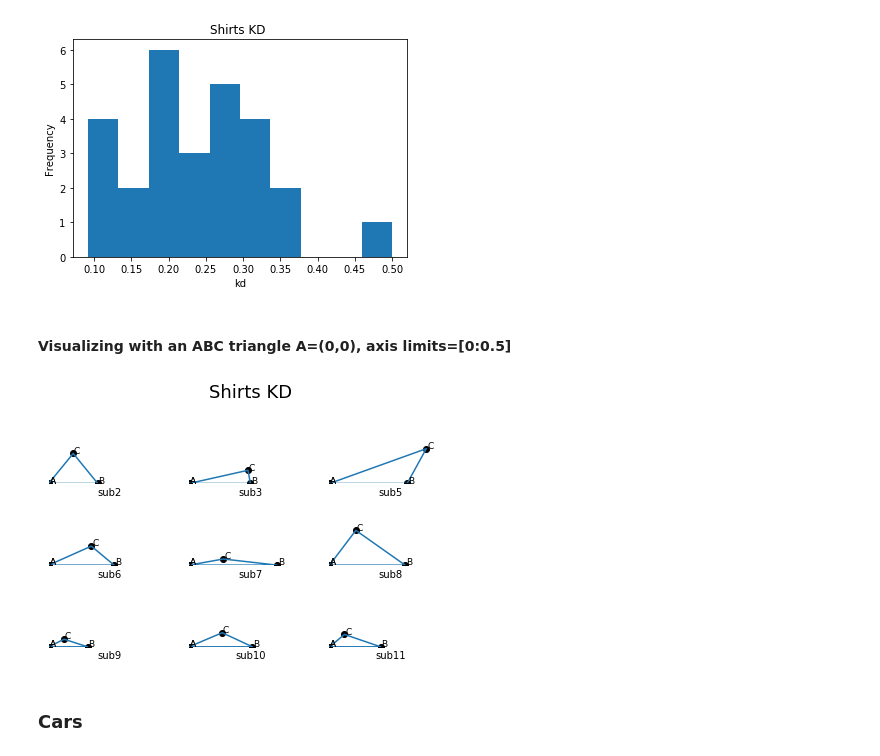
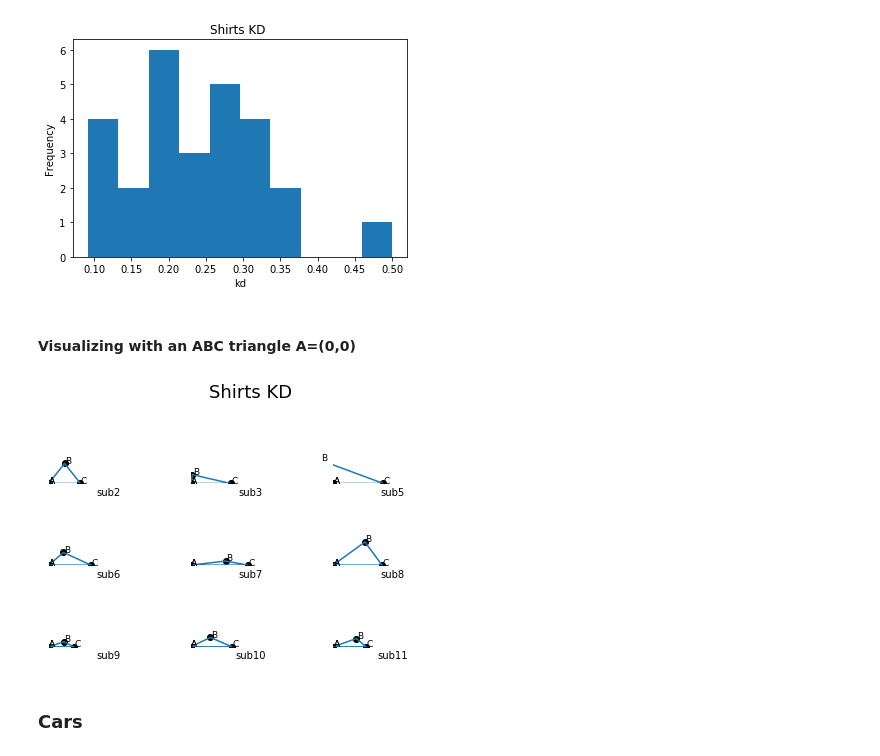
Before and after one commit to ha554n/NoteBookToShare, a Jupyter notebook: Distance.ipynb, the cells around one changed output. Cells and saved outputs as stored; diff of their text form; code cells hidden in the pictures.

Commit message:
updated triangle graph

```diff
--- a/Distance.ipynb
+++ b/Distance.ipynb
@@ -482,11 +401,29 @@ Text(0, 0.5, 'Frequency')
 # %%
 ShirtsKD.to_csv(r"C:\Users\al33m\Box Sync\Grzywacz Lab\Experiment\forNG\Subject_Data\KD\Shirts\ShirtsKD.csv",index=False)
 # %% [markdown]
-#### Visualizing with an ABC triangle A=(0,0), axis limits=[0:0.5]
+#### Visualizing with an ABC triangle A=(0,0)
+# %%
+def coordinates_of_triangle_given_SSS(a, b, c):
+    """a, b and c are lengths of the sides of a triangle
+    https://math.stackexchange.com/questions/2480560/computing-coordinates-of-vertices-in-a-sss-triangle
+    """
+
+    A = (0, 0) # coordinates of vertex A
+
+    B = (c, 0) # coordinates of vertex B
+
+    C_x = b * (b**2 + c**2 - a**2) / (2 * b * c)
+    C_y = Decimal(b**2 - C_x**2).sqrt() # square root
+
+    C = (float(C_x), float(C_y)) # coordinates of vertex C
+
+    # print
+    vertices = np.array([A, B, C, A])
+    return(vertices)
 # %%
 def plotTriangle(vec):
-    mylabels=['A','B','C','A']
-    vertices=coordinates_of_triangle_given_SSS(vec[0],vec[1],vec[2])
+    mylabels=['A','C','B','A']
+    vertices=coordinates_of_triangle_given_SSS(vec[1],vec[0],vec[2])
 #     vertices=pd.DataFrame(vertices,columns=['xval','yval'])
 #     plt.plot( 'xval', 'yval', data=vertices, linestyle='-', marker='o')
     x_coords=vertices[:,0]
@@ -504,36 +441,36 @@ plt.legend([i for i in FUPsubs.keys()])
 # %%
 fig,ax=plt.subplots()
 fig.subplots_adjust(hspace=1, wspace=0.4)
 ax.spines['top'].set_visible(False)
 ax.spines['right'].set_visible(False)
 for i in range(1, 10):
     plt.subplot(3, 3, i)
     plotTriangle(ShirtsKD.loc[i-1][1:].values)
     plt.xlabel([i for i in FUPsubs.keys()][i-1])
 #     plt.xlabel('B')
 #     plt.ylabel('C',rotation=0)
-    plt.ylim(0,0.5)
-    plt.xlim(0,0.5)
+    plt.ylim(0,0.75)
+    plt.xlim(0,0.75)
     ax = plt.gca()
     ax.spines['right'].set_color('none')
     ax.spines['top'].set_color('none')
     ax.spines['left'].set_color('none')
     ax.spines['bottom'].set_color('none')
 
     plt.tick_params(axis='both', which='both',
                     bottom=False,
                     top=False,
                     labelbottom=False,
                     right=False,
                     left=False,
                     labelleft=False)
 st=fig.suptitle('Shirts KD',fontsize=18)
 fig.tight_layout()
 # shift subplots down:
 st.set_y(1)
 fig.subplots_adjust(top=0.85)
 # %% [output]
-[figure, old version]
+[figure, new version]
 # %% [markdown]
 ### Cars
 # %%
```
Also changed, not shown: parts of 8 cells of this notebook.
